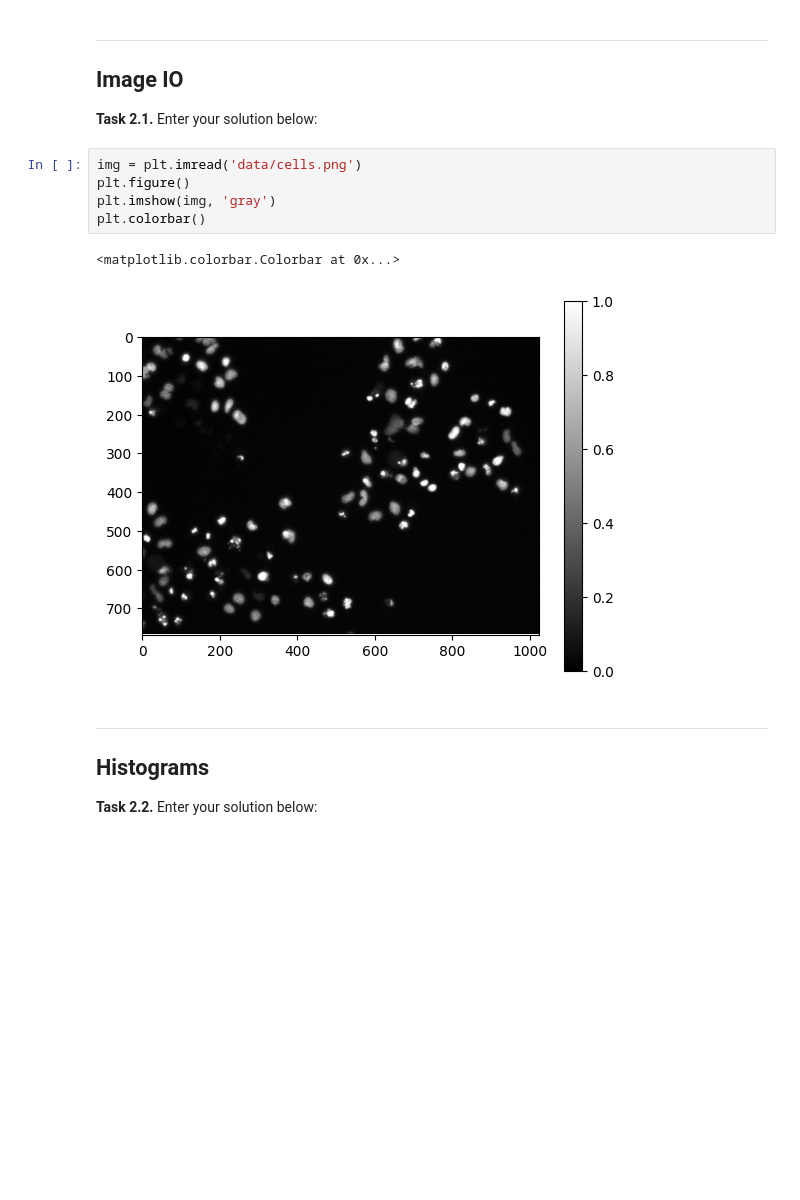
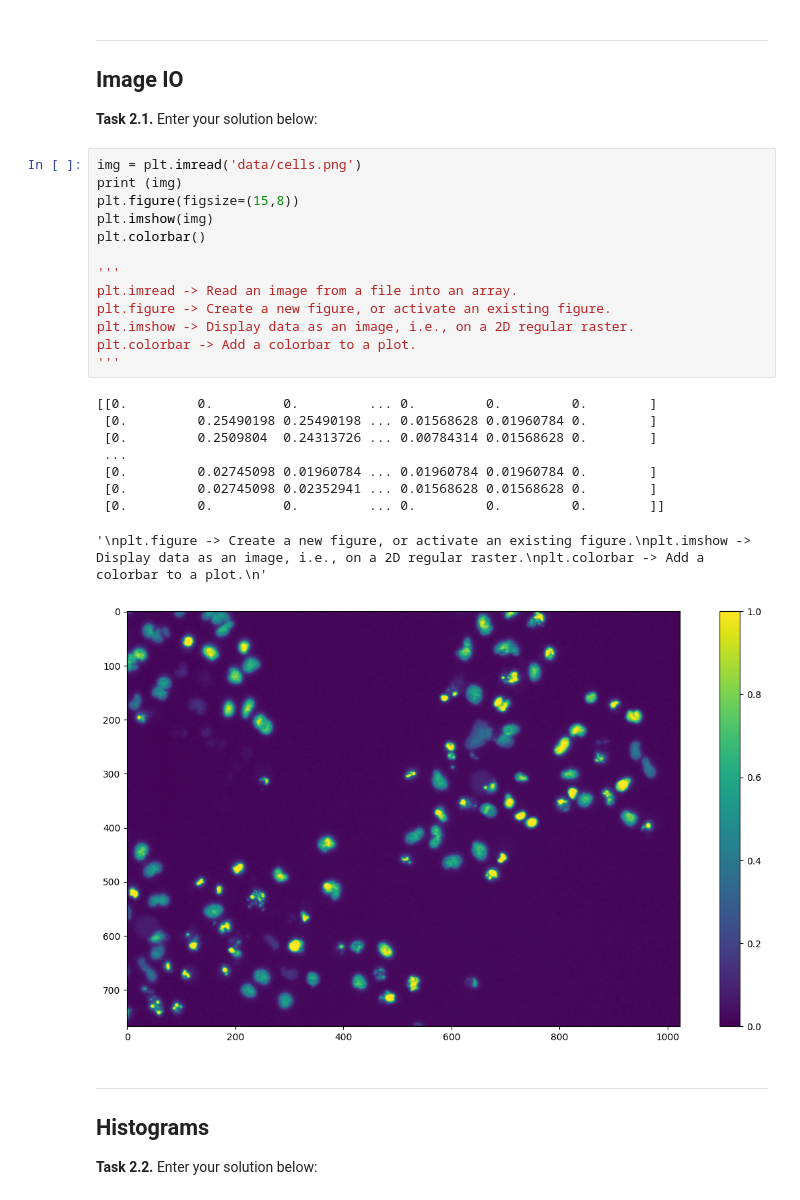
Before and after one commit to LWintel/mobi-fs3-python, a Jupyter notebook: task2.ipynb, the cells around one changed output. Saved outputs shown, nothing was run; the diff lists cells and outputs as text; blank space fills up the shorter version.

```diff
--- a/task2.ipynb
+++ b/task2.ipynb
@@ -9,14 +9,29 @@ import matplotlib.pyplot as plt
 ## Image IO
 
 **<a id="#">Task 2.1.</a>** Enter your solution below:
-# %%
-img = plt.imread('data/cells.png')
-plt.figure()
-plt.imshow(img, 'gray')
-plt.colorbar()
-# %% [output]
-<matplotlib.colorbar.Colorbar at 0x...>
-[figure, removed]
+# %%
+img = plt.imread('data/cells.png')
+print (img)
+plt.figure(figsize=(15,8))
+plt.imshow(img)
+plt.colorbar()
+
+'''
+plt.imread -> Read an image from a file into an array.
+plt.figure -> Create a new figure, or activate an existing figure.
+plt.imshow -> Display data as an image, i.e., on a 2D regular raster.
+plt.colorbar -> Add a colorbar to a plot.
+'''
+# %% [output]
+[[0.         0.         0.         ... 0.         0.         0.        ]
+ [0.         0.25490198 0.25490198 ... 0.01568628 0.01960784 0.        ]
+ [0.         0.2509804  0.24313726 ... 0.00784314 0.01568628 0.        ]
+ ...
+ [0.         0.02745098 0.01960784 ... 0.01960784 0.01960784 0.        ]
+ [0.         0.02745098 0.02352941 ... 0.01568628 0.01568628 0.        ]
+ [0.         0.         0.         ... 0.         0.         0.        ]]
+'\nplt.figure -> Create a new figure, or activate an existing figure.\nplt.imshow -> Display data as an image, i.e., on a 2D regular raster.\nplt.colorbar -> Add a colorbar to a plot.\n'
+[figure, added]
 # %% [markdown]
 ---
 
```
Also changed, not shown: parts of 4 cells of this notebook.
